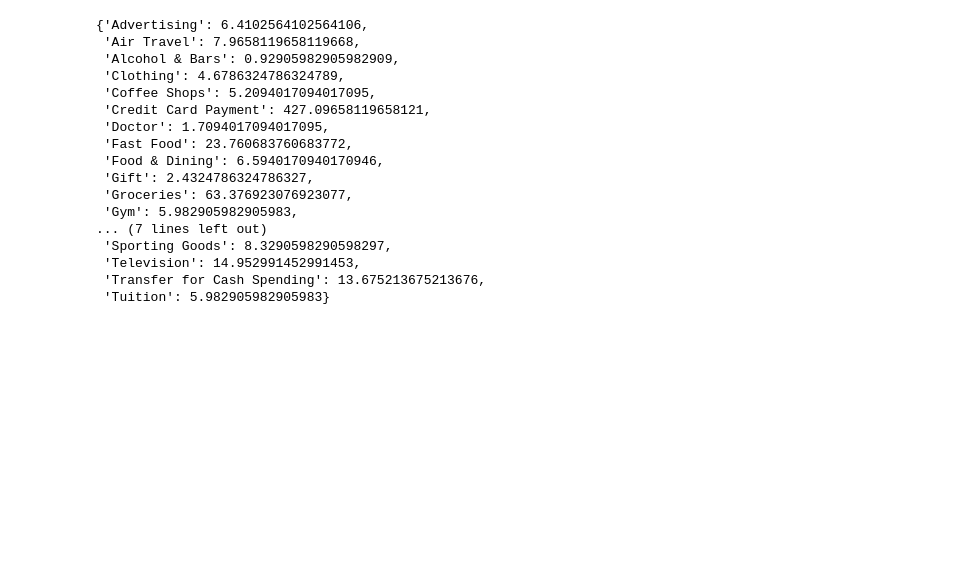
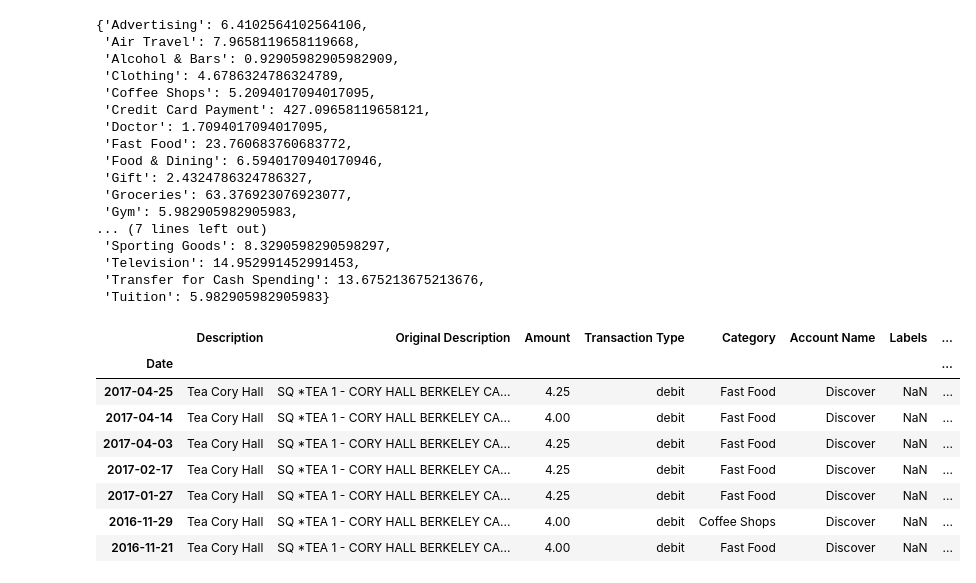
Before and after one commit to jettjz/XpendiBuddy, a Jupyter notebook: analysis/DataAnalysisDrafting.ipynb, the cells around one changed output. Drawn from its saved outputs; the diff is of its cells as text; code cells hidden in the pictures; blank space fills up the shorter version.

```diff
--- a/analysis/DataAnalysisDrafting.ipynb
+++ b/analysis/DataAnalysisDrafting.ipynb
@@ -144,3 +163,15 @@ overall_f
  'Television': 14.952991452991453,
  'Transfer for Cash Spending': 13.675213675213676,
  'Tuition': 5.982905982905983}
+# %%
+df[df['Description'] == 'Tea Cory Hall']
+# %% [output]
+|  | Description | Original Description | Amount | Transaction Type | Category | Account Name | Labels | ... |
+| Date |  |  |  |  |  |  |  | ... |
+| 2017-04-25 | Tea Cory Hall | SQ *TEA 1 - CORY HALL BERKELEY CA... | 4.25 | debit | Fast Food | Discover | NaN | ... |
+| 2017-04-14 | Tea Cory Hall | SQ *TEA 1 - CORY HALL BERKELEY CA... | 4.00 | debit | Fast Food | Discover | NaN | ... |
+| 2017-04-03 | Tea Cory Hall | SQ *TEA 1 - CORY HALL BERKELEY CA... | 4.25 | debit | Fast Food | Discover | NaN | ... |
+| 2017-02-17 | Tea Cory Hall | SQ *TEA 1 - CORY HALL BERKELEY CA... | 4.25 | debit | Fast Food | Discover | NaN | ... |
+| 2017-01-27 | Tea Cory Hall | SQ *TEA 1 - CORY HALL BERKELEY CA... | 4.25 | debit | Fast Food | Discover | NaN | ... |
+| 2016-11-29 | Tea Cory Hall | SQ *TEA 1 - CORY HALL BERKELEY CA... | 4.00 | debit | Coffee Shops | Discover | NaN | ... |
+| 2016-11-21 | Tea Cory Hall | SQ *TEA 1 - CORY HALL BERKELEY CA... | 4.00 | debit | Fast Food | Discover | NaN | ... |
```
Also changed, not shown: parts of 3 cells of this notebook, 1 other file.
